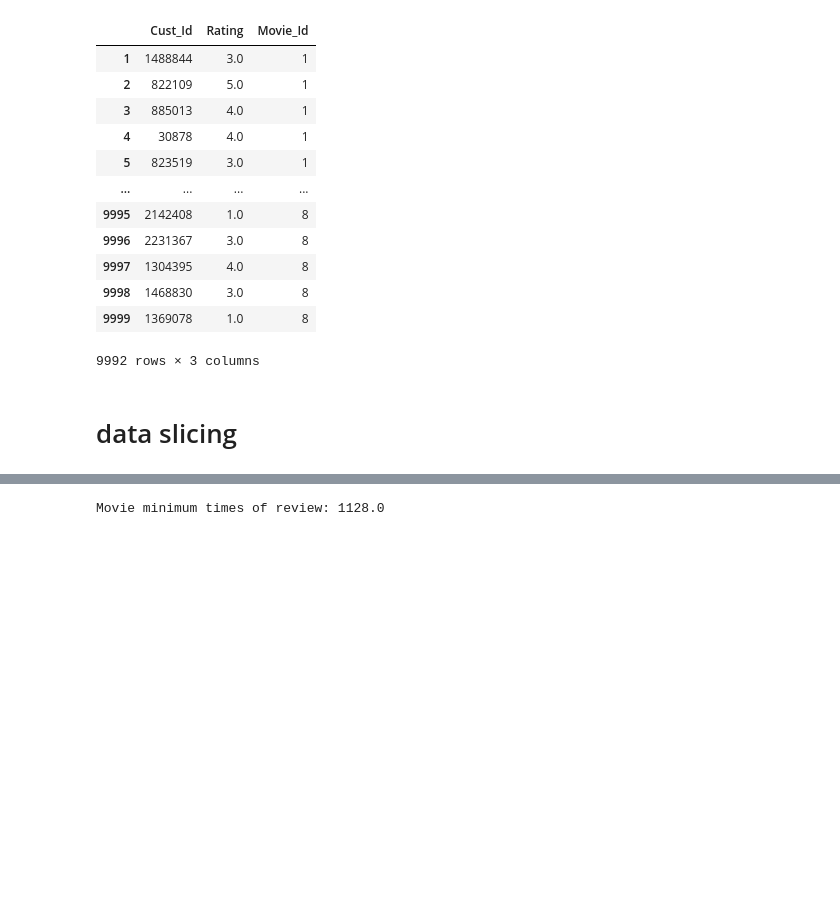
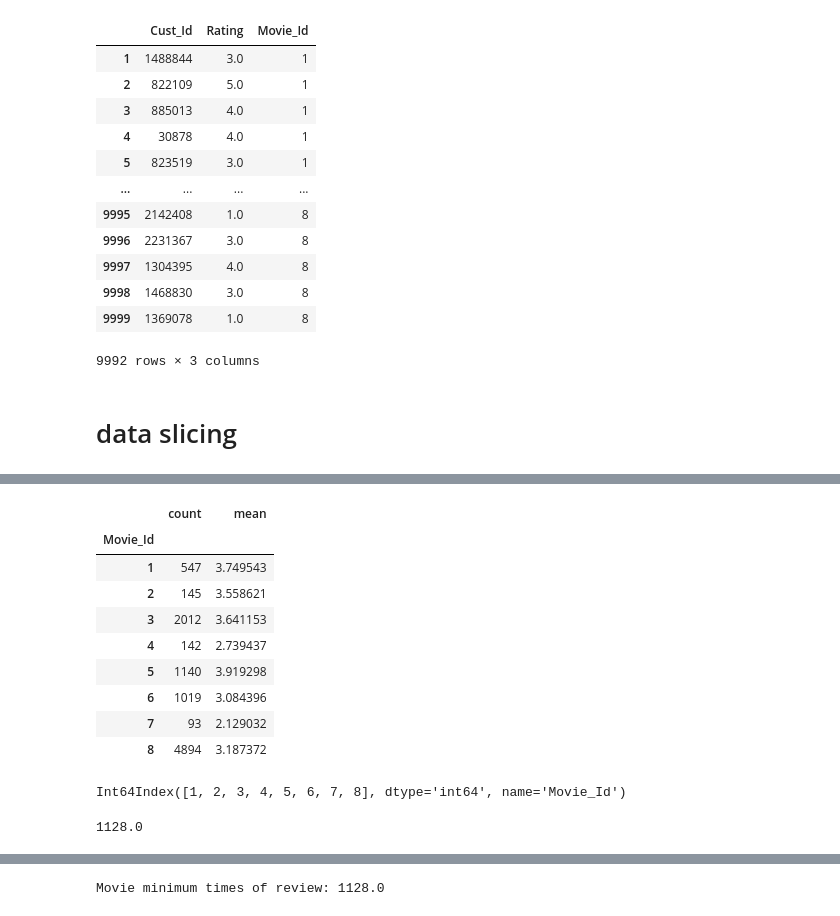
Before and after one commit to heohyunjun/Recommendation-System, a Jupyter notebook: Netflix/Netflix_rec.ipynb, the cells around one changed output, grey strips where cells are left out. Cells and saved outputs as stored; diff of their text form; code cells hidden in the pictures; blank space fills up the shorter version.

```diff
--- a/Netflix/Netflix_rec.ipynb
+++ b/Netflix/Netflix_rec.ipynb
@@ -387,0 +407,22 @@ df
+# %%
+f = ['count','mean']
+
+# 여기서 agg메서드의 장점이 나온것같다.
+# 여러개의 함수를 같이 사용 가능
+df_movie_summary = df.groupby('Movie_Id')['Rating'].agg(f)
+df_movie_summary
+# %% [output]
+|  | count | mean |
+| Movie_Id |  |  |
+| 1 | 547 | 3.749543 |
+| 2 | 145 | 3.558621 |
+| 3 | 2012 | 3.641153 |
+| 4 | 142 | 2.739437 |
+| 5 | 1140 | 3.919298 |
+| 6 | 1019 | 3.084396 |
+| 7 | 93 | 2.129032 |
+| 8 | 4894 | 3.187372 |
+# %%
+df_movie_summary.index.map(int)
+# %% [output]
+Int64Index([1, 2, 3, 4, 5, 6, 7, 8], dtype='int64', name='Movie_Id')
@@ -387,0 +431,6 @@ df
+# %%
+# count의 0.7 분위수를 구함,
+# round함수를 사용해서 소수점 0번쨰까지 표시
+round(df_movie_summary['count'].quantile(0.7),0)
+# %% [output]
+1128.0
```
Also changed, not shown: parts of 19 cells of this notebook.
